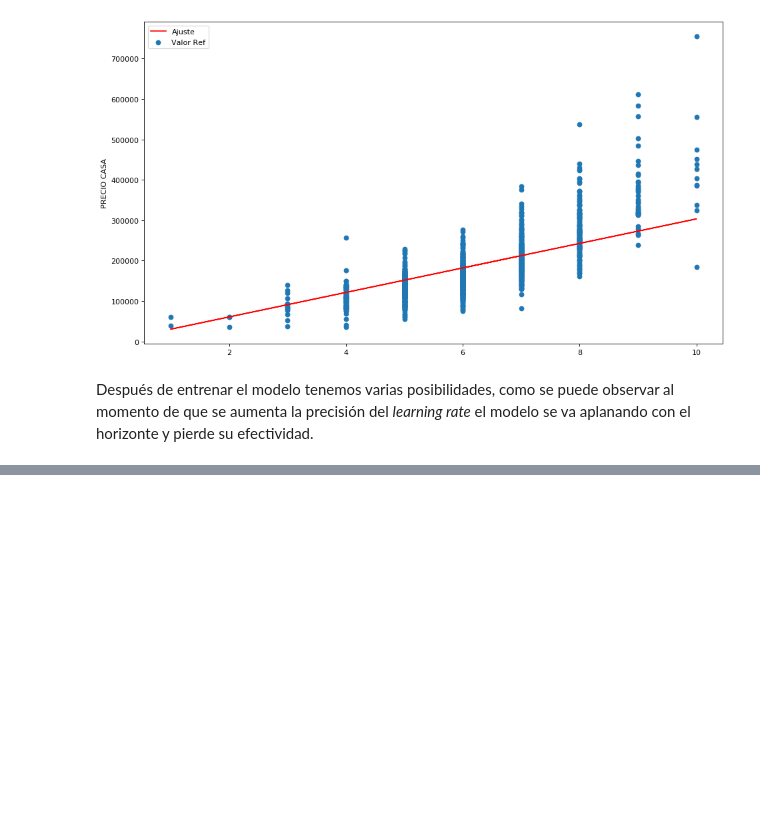
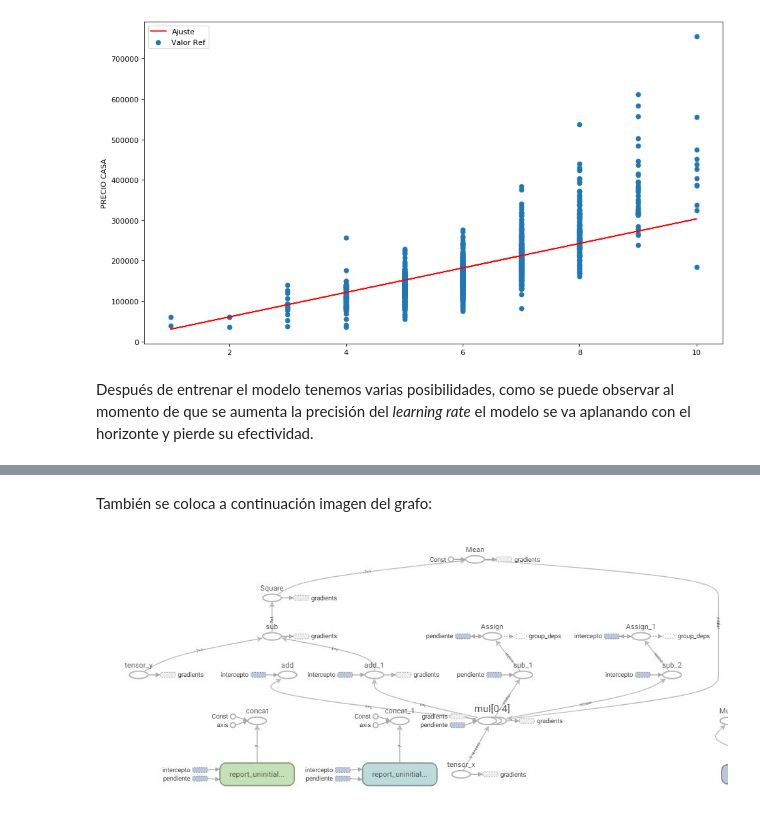
Before and after one commit to dvallesc/p1-statisticalLearning, a Jupyter notebook: Práctica1.ipynb, the cells around one changed output, grey strips where cells are left out. Drawn from its saved outputs; the diff is of its cells as text; code cells hidden in the pictures; blank space fills up the shorter version.

```diff
--- a/Práctica1.ipynb
+++ b/Práctica1.ipynb
@@ -202,0 +204,6 @@ También se coloca a continuación imagen del grafo:
+# %% [markdown]
+También se coloca a continuación imagen del grafo:
+# %%
+Image("grafo.jpg")
+# %% [output]
+[figure, added]
```
Also changed, not shown: parts of 2 cells of this notebook.
